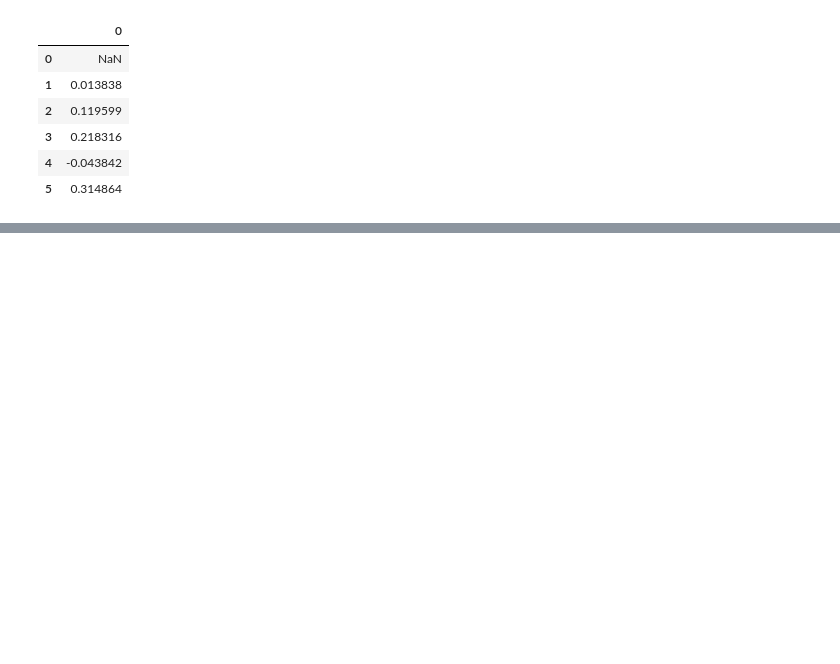
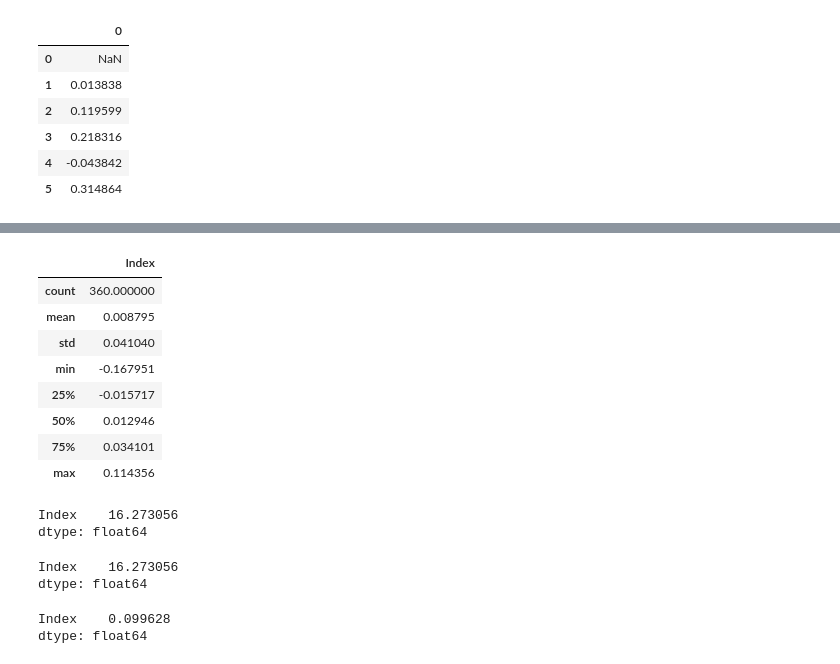
Before and after one commit to vamseeky/finance, a Jupyter notebook: compoundreturns.ipynb, the cells around one changed output, grey strips where cells are left out. Saved outputs shown, nothing was run; the diff lists cells and outputs as text; code cells hidden in the pictures; blank space fills up the shorter version.

```diff
--- a/compoundreturns.ipynb
+++ b/compoundreturns.ipynb
@@ -70,0 +118,29 @@ prices_spxt_df/prices_spxt_df.shift(1)-1 #using the shift() function
+# %%
+monthly_rors.describe() #descriptive statistics
+# %% [output]
+|  | Index |
+| count | 360.000000 |
+| mean | 0.008795 |
+| std | 0.041040 |
+| min | -0.167951 |
+| 25% | -0.015717 |
+| 50% | 0.012946 |
+| 75% | 0.034101 |
+| max | 0.114356 |
+# %%
+np.prod(monthly_rors+1)-1 #compounding the returns using numpy
+# %% [output]
+Index    16.273056
+dtype: float64
+# %%
+cum_ror = (monthly_rors+1).prod()-1 #componding using pandas
+cum_ror
+# %% [output]
+Index    16.273056
+dtype: float64
+# %%
+ann_ror = (cum_ror+1)**(12/(prices_spxt_bbg.count()-1))-1 #annualizing the returns
+ann_ror
+# %% [output]
+Index    0.099628
+dtype: float64
```
Also changed, not shown: parts of 10 cells of this notebook.
